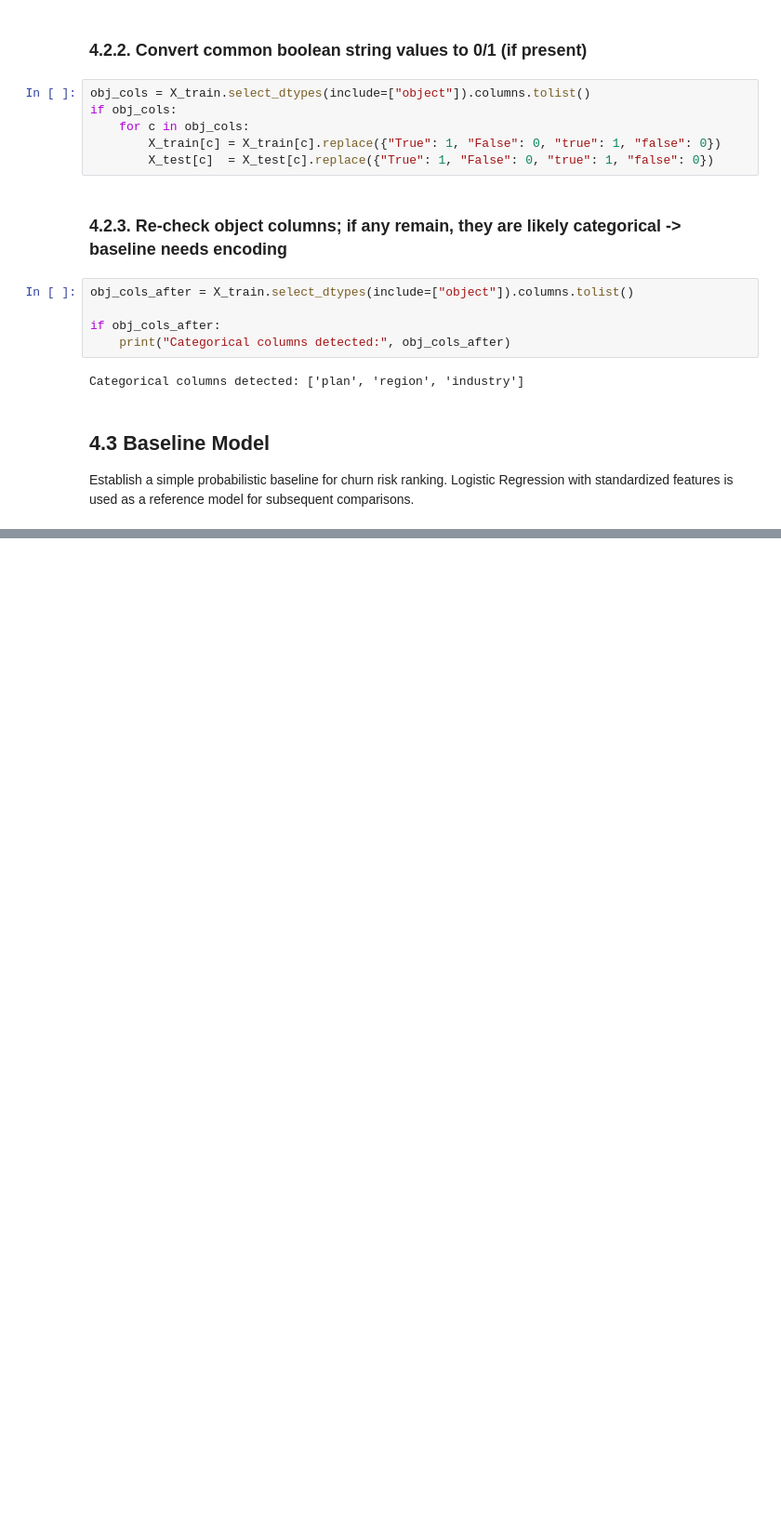
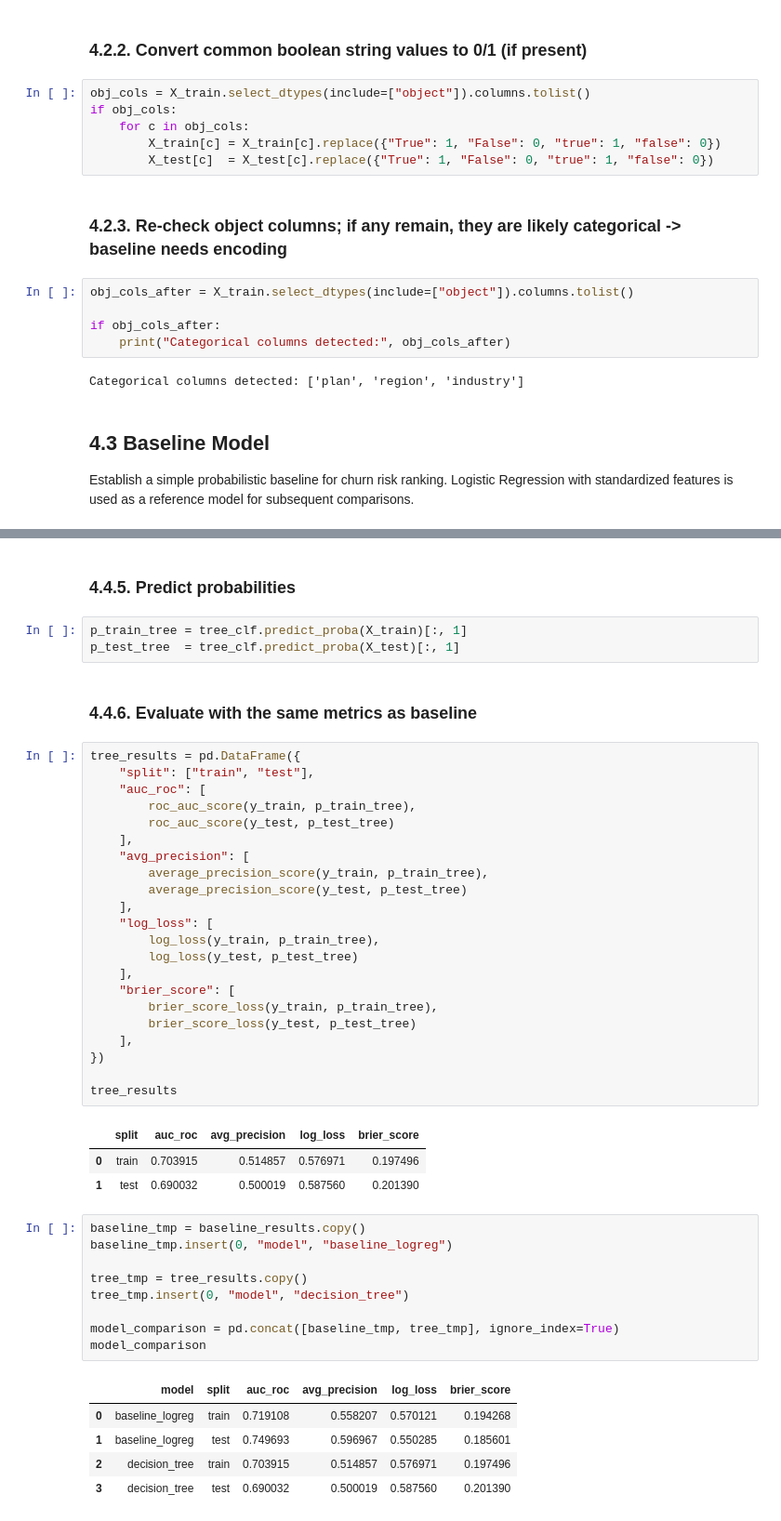
Before and after one commit to nastasiaoginska/customer-churn-predictive-modeling, a Jupyter notebook: notebooks/04_modeling.ipynb, the cells around one changed output, grey strips where cells are left out. Shown at 93% size. Drawn from its saved outputs; the diff is of its cells as text; blank space fills up the shorter version.

```diff
--- a/notebooks/04_modeling.ipynb
+++ b/notebooks/04_modeling.ipynb
@@ -117,0 +216,48 @@ baseline_results
+# %% [markdown]
+### 4.4.5. Predict probabilities
+# %%
+p_train_tree = tree_clf.predict_proba(X_train)[:, 1]
+p_test_tree  = tree_clf.predict_proba(X_test)[:, 1]
+# %% [markdown]
+### 4.4.6. Evaluate with the same metrics as baseline
+# %%
+tree_results = pd.DataFrame({
+    "split": ["train", "test"],
+    "auc_roc": [
+        roc_auc_score(y_train, p_train_tree),
+        roc_auc_score(y_test, p_test_tree)
+    ],
+    "avg_precision": [
+        average_precision_score(y_train, p_train_tree),
+        average_precision_score(y_test, p_test_tree)
+    ],
+    "log_loss": [
+        log_loss(y_train, p_train_tree),
+        log_loss(y_test, p_test_tree)
+    ],
+    "brier_score": [
+        brier_score_loss(y_train, p_train_tree),
+        brier_score_loss(y_test, p_test_tree)
+    ],
+})
+
+tree_results
+# %% [output]
+|  | split | auc_roc | avg_precision | log_loss | brier_score |
+| 0 | train | 0.703915 | 0.514857 | 0.576971 | 0.197496 |
+| 1 | test | 0.690032 | 0.500019 | 0.587560 | 0.201390 |
+# %%
+baseline_tmp = baseline_results.copy()
+baseline_tmp.insert(0, "model", "baseline_logreg")
+
+tree_tmp = tree_results.copy()
+tree_tmp.insert(0, "model", "decision_tree")
+
+model_comparison = pd.concat([baseline_tmp, tree_tmp], ignore_index=True)
+model_comparison
+# %% [output]
+|  | model | split | auc_roc | avg_precision | log_loss | brier_score |
+| 0 | baseline_logreg | train | 0.719108 | 0.558207 | 0.570121 | 0.194268 |
+| 1 | baseline_logreg | test | 0.749693 | 0.596967 | 0.550285 | 0.185601 |
+| 2 | decision_tree | train | 0.703915 | 0.514857 | 0.576971 | 0.197496 |
+| 3 | decision_tree | test | 0.690032 | 0.500019 | 0.587560 | 0.201390 |
```
Also changed, not shown: parts of 32 cells of this notebook.
